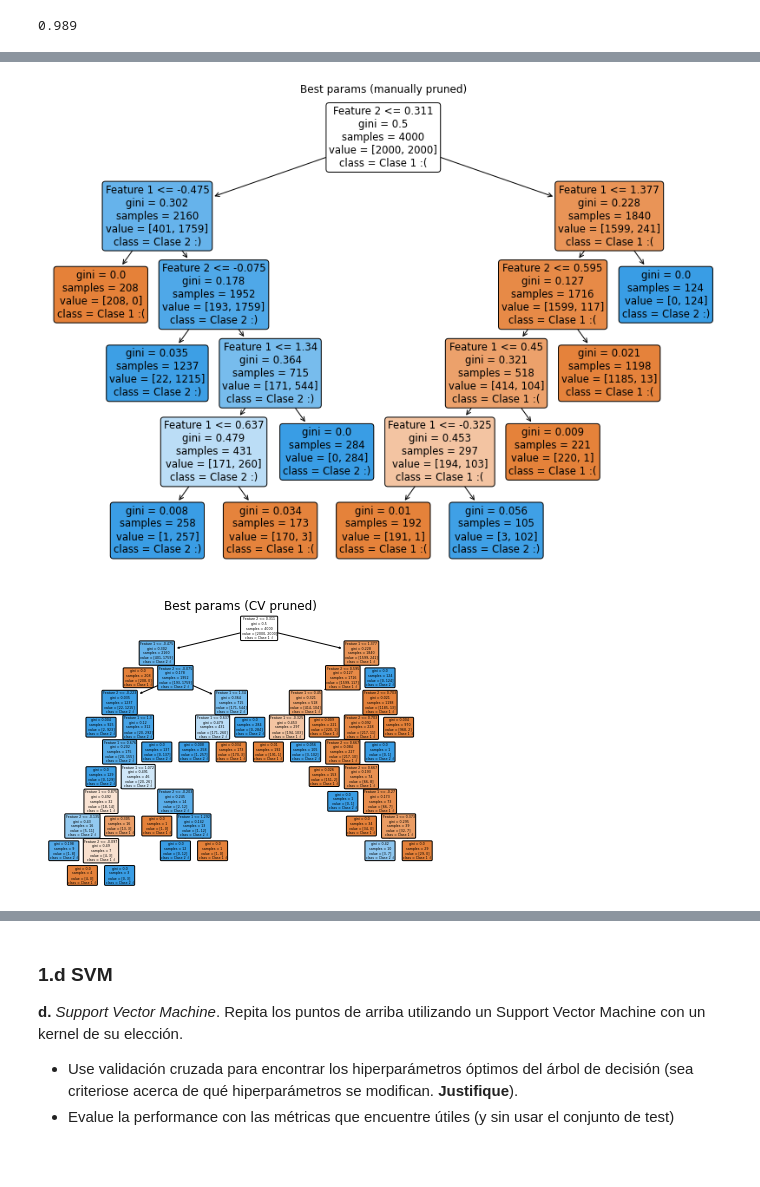
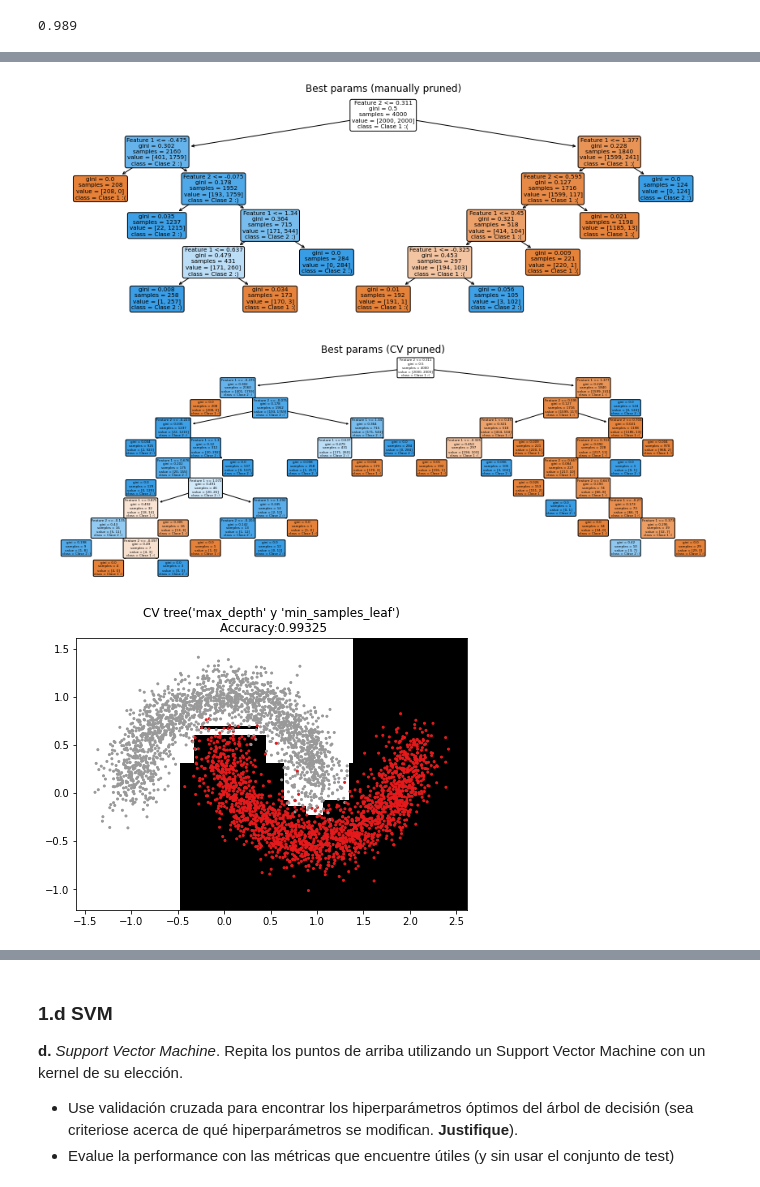
Before and after one commit to naikymen/ML_UNSAM, a Jupyter notebook: datasets/parcial_2/parcial2_1_2021.ipynb, the cells around one changed output, grey strips where cells are left out. Drawn from its saved outputs; the diff is of its cells as text; code cells hidden in the pictures; blank space fills up the shorter version.

```diff
--- a/datasets/parcial_2/parcial2_1_2021.ipynb
+++ b/datasets/parcial_2/parcial2_1_2021.ipynb
@@ -222,15 +225,21 @@ print(clf3.best_params_)
 {'ccp_alpha': 0.00040404040404040404}
 # %%
-plt.figure(figsize=(2*7,2*5))
+plt.figure(figsize=(15,5))
 tree.plot_tree(dt2,filled=True,rounded=True,feature_names=["Feature 1","Feature 2"],class_names=["Clase 1 :(","Clase 2 :)"])
 plt.title("Best params (manually pruned)")
 plt.show()
 
-plt.figure(figsize=(7,5))
+plt.figure(figsize=(15,5))
 tree.plot_tree(tree_model3,filled=True,rounded=True,feature_names=["Feature 1","Feature 2"],class_names=["Clase 1 :(","Clase 2 :)"])
 plt.title("Best params (CV pruned)")
 plt.show()
 # %% [output]
-[figure, old version]
+[figure, new version]
-[figure, old version]
+[figure, new version]
+# %%
+# print(accuracy_score(y_train, tree_model.predict(X_train)))
+plot_regiones(X_train, y_train, tree_model, figsize=(7, 5), cmap='Greys', cmap_scatter="Set1",
+              main="CV tree" + "('max_depth' y 'min_samples_leaf')" + "\n Accuracy:" + str(accuracy_score(y_train, tree_model.predict(X_train))))
+# %% [output]
+[figure, added]
 # %%
```
Also changed, not shown: parts of 87 cells of this notebook, 1 other file.
